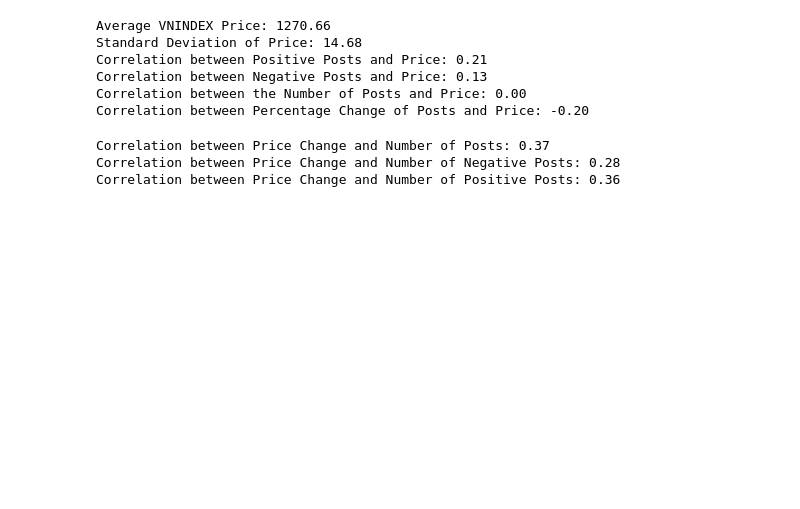
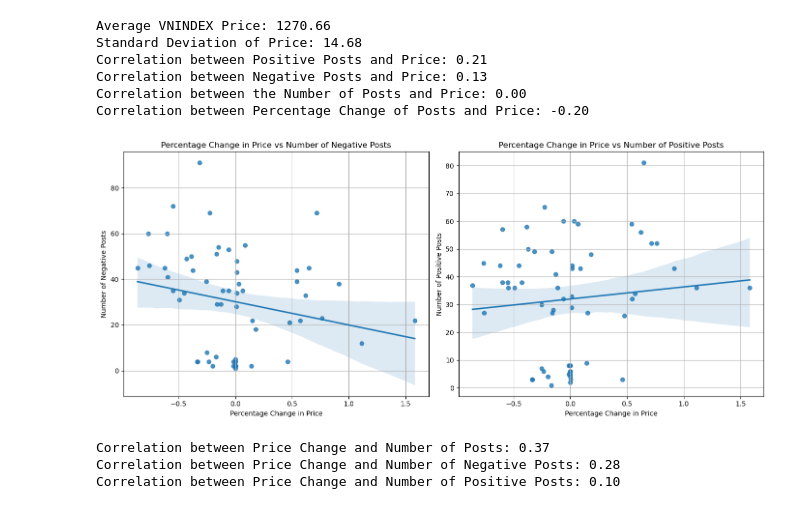
Before and after one commit to Legend0fHell/ait2006-data-processing-final, a Jupyter notebook: basic_analyze.ipynb, the cells around one changed output. Drawn from its saved outputs; the diff is of its cells as text; code cells hidden in the pictures; blank space fills up the shorter version.

```diff
--- a/basic_analyze.ipynb
+++ b/basic_analyze.ipynb
@@ -375,4 +391,5 @@ plt.show()
 # %%
+import seaborn as sns
 # Calculate the average and standard deviation of the VNINDEX price
 average_vnindex_price = VNINDEX_analyse['price'].mean()
 standard_price_deviation = VNINDEX_analyse['price'].std()
@@ -384,7 +401,7 @@ correlation_posts_price = (VNINDEX_analyse['NumberOfPosts']).corr(VNINDEX_analys
 
 # Calculate percentage change for posts and price
 VNINDEX_analyse['posts_pct_change'] = VNINDEX_analyse['NumberOfPosts'].pct_change()
-VNINDEX_analyse['price_pct_change'] = VNINDEX_analyse['price'].pct_change()
+VNINDEX_analyse['price_pct_change'] = VNINDEX_analyse['price'].pct_change() * 100
 
 
 # Calculate correlation between percentage change in posts and price
@@ -404,10 +421,37 @@ Correlation between Positive Posts and Price: 0.21
 Correlation between Negative Posts and Price: 0.13
 Correlation between the Number of Posts and Price: 0.00
 Correlation between Percentage Change of Posts and Price: -0.20
+# %%
+import seaborn as sns
+
+import seaborn as sns
+
+# Set up a 1x2 grid for side-by-side plots
+fig, axes = plt.subplots(1, 2, figsize=(14, 6))
+
+# Plot for Number of Negative Posts
+sns.regplot(x='price_pct_change', y='NumberOfNegativePosts', data=VNINDEX_analyse, ax=axes[0])
+axes[0].set_title('Percentage Change in Price vs Number of Negative Posts')
+axes[0].set_xlabel('Percentage Change in Price')
+axes[0].set_ylabel('Number of Negative Posts')
+axes[0].grid(True)
+
+# Plot for Number of Positive Posts
+sns.regplot(x='price_pct_change', y='NumberOfPositivePosts', data=VNINDEX_analyse, ax=axes[1])
+axes[1].set_title('Percentage Change in Price vs Number of Positive Posts')
+axes[1].set_xlabel('Percentage Change in Price')
+axes[1].set_ylabel('Number of Positive Posts')
+axes[1].grid(True)
+
+# Adjust layout to prevent overlapping titles/labels
+plt.tight_layout()
+plt.show()
+# %% [output]
+[figure, added]
 # %%
-VNINDEX_analyse['price_change'] = VNINDEX_analyse['price'].diff().abs()
-correlation_price_change_posts = VNINDEX_analyse['price_change'].corr(VNINDEX_analyse['NumberOfPosts'])
-correlation_price_change_negative_posts = VNINDEX_analyse['price_change'].corr(VNINDEX_analyse['NumberOfNegativePosts'])
+VNINDEX_analyse['price_change'] = VNINDEX_analyse['price'].diff()
+correlation_price_change_posts = VNINDEX_analyse['price_change'].abs().corr(VNINDEX_analyse['NumberOfPosts'])
+correlation_price_change_negative_posts = VNINDEX_analyse['price_change'].abs().corr(VNINDEX_analyse['NumberOfNegativePosts'])
 correlation_price_change_positive_posts = VNINDEX_analyse['price_change'].corr(VNINDEX_analyse['NumberOfPositivePosts'])
 
 print(f"Correlation between Price Change and Number of Posts: {correlation_price_change_posts:.2f}")
@@ -416,4 +460,4 @@ print(f"Correlation between Price Change and Number of Positive Posts: {correlat
 # %% [output]
 Correlation between Price Change and Number of Posts: 0.37
 Correlation between Price Change and Number of Negative Posts: 0.28
-Correlation between Price Change and Number of Positive Posts: 0.36
+Correlation between Price Change and Number of Positive Posts: 0.10
```
Also changed, not shown: parts of 18 cells of this notebook.
